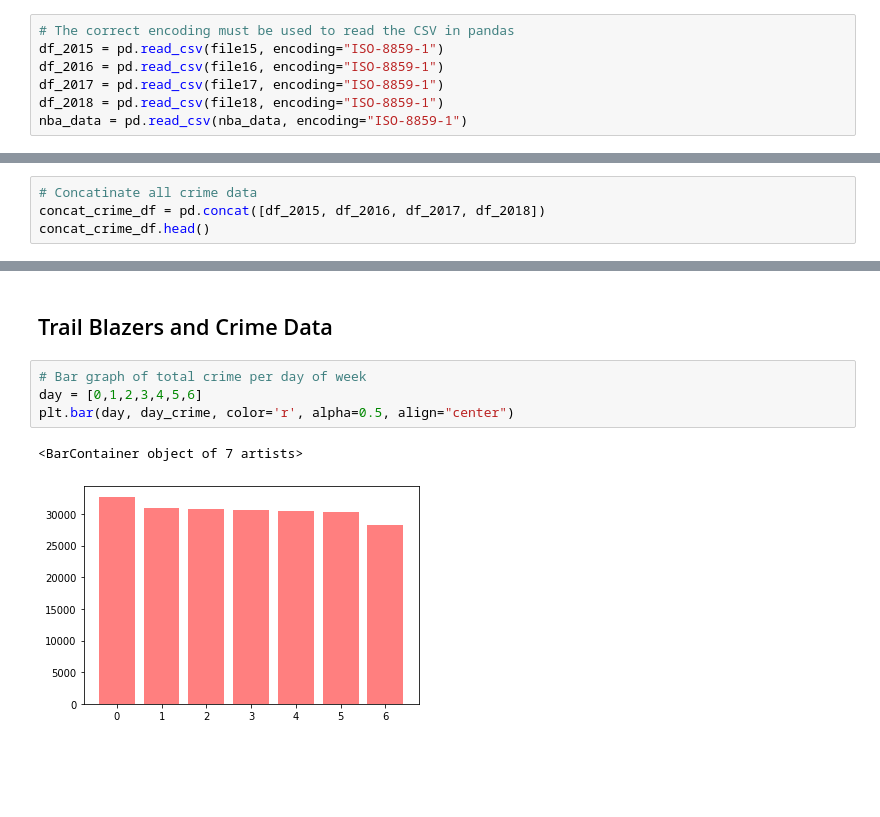
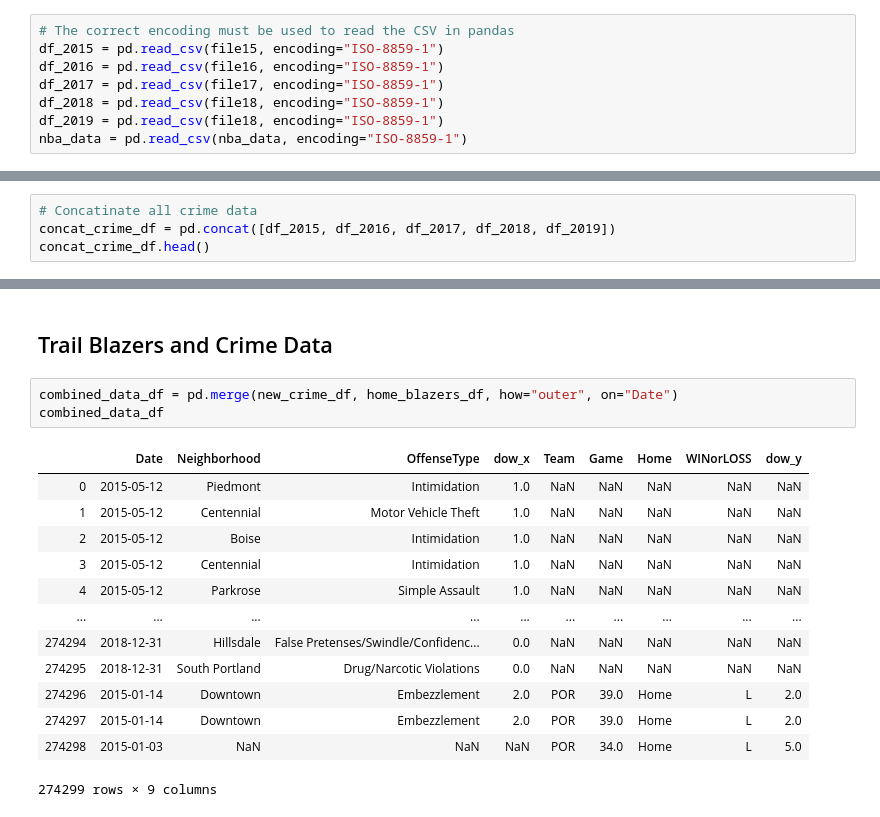
Before and after one commit to shaymusmc/Crime_TrailBlazers, a Jupyter notebook: Crime_TrailBlazers.ipynb, the cells around one changed output, grey strips where cells are left out. Saved outputs shown, nothing was run; the diff lists cells and outputs as text; blank space fills up the shorter version.

```diff
--- a/Crime_TrailBlazers.ipynb
+++ b/Crime_TrailBlazers.ipynb
@@ -18,6 +19,7 @@ df_2015 = pd.read_csv(file15, encoding="ISO-8859-1")
 df_2016 = pd.read_csv(file16, encoding="ISO-8859-1")
 df_2017 = pd.read_csv(file17, encoding="ISO-8859-1")
 df_2018 = pd.read_csv(file18, encoding="ISO-8859-1")
+df_2019 = pd.read_csv(file18, encoding="ISO-8859-1")
 nba_data = pd.read_csv(nba_data, encoding="ISO-8859-1")
 # %% [markdown]
 ## Portland Trailblazers Stats 2015-18
@@ -74,7 +76,7 @@ home_blazers_df
 ## Crime Data
 # %%
 # Concatinate all crime data
-concat_crime_df = pd.concat([df_2015, df_2016, df_2017, df_2018])
+concat_crime_df = pd.concat([df_2015, df_2016, df_2017, df_2018, df_2019])
 concat_crime_df.head()
 # %% [output]
 |  | Address | CaseNumber | CrimeAgainst | Neighborhood | OccurDate | OccurTime | OffenseCategory | OffenseType | ... |
@@ -148,9 +167,19 @@ Name: dow, dtype: int64
 # %% [markdown]
 ## Trail Blazers and Crime Data
-# %%
-# Bar graph of total crime per day of week
-day = [0,1,2,3,4,5,6]
-plt.bar(day, day_crime, color='r', alpha=0.5, align="center")
-# %% [output]
-<BarContainer object of 7 artists>
-[figure, removed]
+# %%
+combined_data_df = pd.merge(new_crime_df, home_blazers_df, how="outer", on="Date")
+combined_data_df
+# %% [output]
+|  | Date | Neighborhood | OffenseType | dow_x | Team | Game | Home | WINorLOSS | dow_y |
+| 0 | 2015-05-12 | Piedmont | Intimidation | 1.0 | NaN | NaN | NaN | NaN | NaN |
+| 1 | 2015-05-12 | Centennial | Motor Vehicle Theft | 1.0 | NaN | NaN | NaN | NaN | NaN |
+| 2 | 2015-05-12 | Boise | Intimidation | 1.0 | NaN | NaN | NaN | NaN | NaN |
+| 3 | 2015-05-12 | Centennial | Intimidation | 1.0 | NaN | NaN | NaN | NaN | NaN |
+| 4 | 2015-05-12 | Parkrose | Simple Assault | 1.0 | NaN | NaN | NaN | NaN | NaN |
+| ... | ... | ... | ... | ... | ... | ... | ... | ... | ... |
+| 274294 | 2018-12-31 | Hillsdale | False Pretenses/Swindle/Confidenc... | 0.0 | NaN | NaN | NaN | NaN | NaN |
+| 274295 | 2018-12-31 | South Portland | Drug/Narcotic Violations | 0.0 | NaN | NaN | NaN | NaN | NaN |
+| 274296 | 2015-01-14 | Downtown | Embezzlement | 2.0 | POR | 39.0 | Home | L | 2.0 |
+| 274297 | 2015-01-14 | Downtown | Embezzlement | 2.0 | POR | 39.0 | Home | L | 2.0 |
+| 274298 | 2015-01-03 | NaN | NaN | NaN | POR | 34.0 | Home | L | 5.0 |
+274299 rows × 9 columns
```
Also changed, not shown: parts of 7 cells of this notebook.
